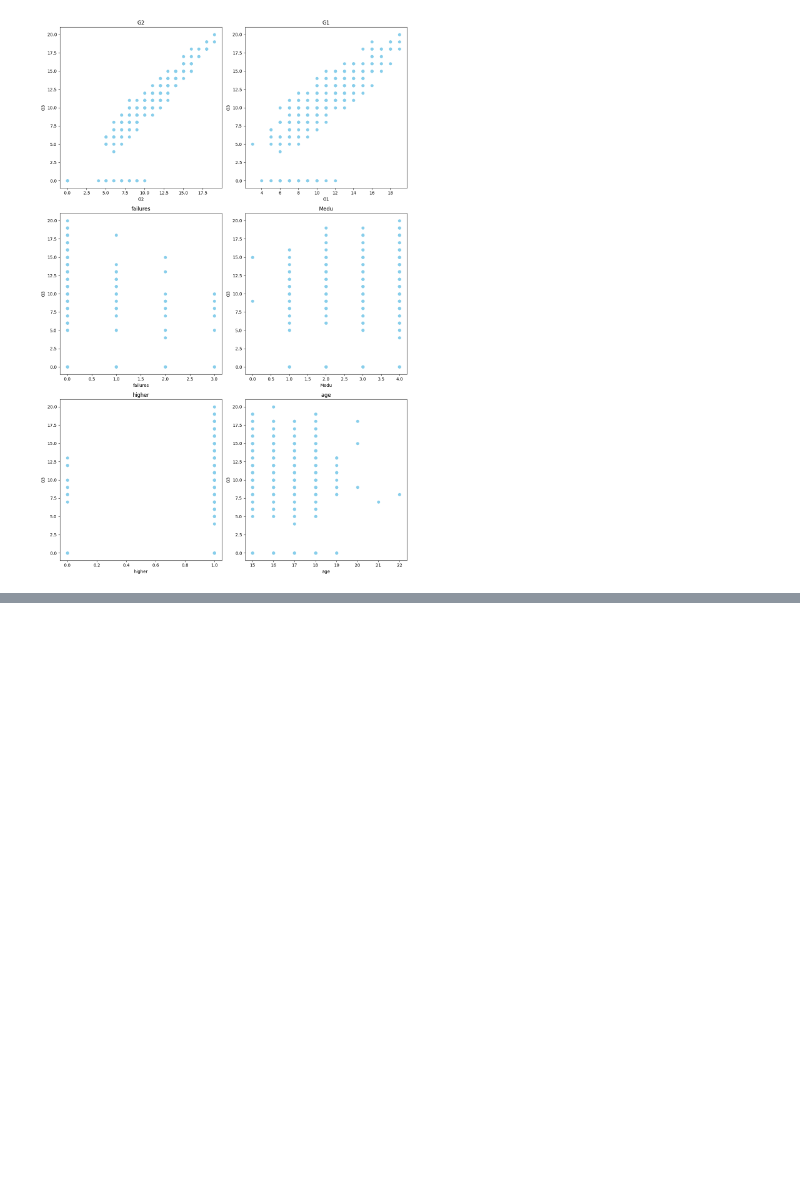
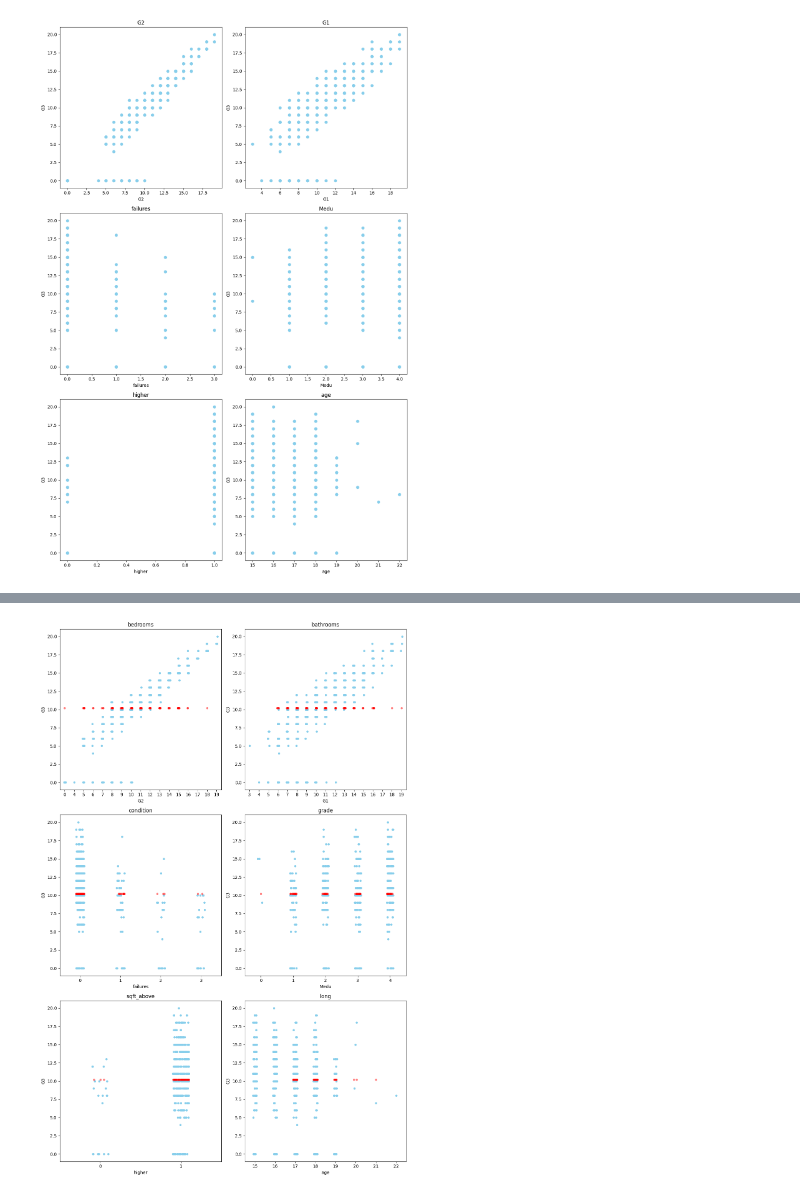
Before and after one commit to Dechie/grade-predict, a Jupyter notebook: project/version-1.ipynb, the cells around one changed output, grey strips where cells are left out. Cells and saved outputs as stored; diff of their text form; code cells hidden in the pictures; blank space fills up the shorter version.

```diff
--- a/project/version-1.ipynb
+++ b/project/version-1.ipynb
@@ -256,0 +400,2 @@ plt.show()
+# %%
+X_train, X_test, y_train, y_test = train_test_split(X, y, train_size=0.8, random_state=1)
@@ -256,0 +453,6 @@ plt.show()
+# %%
+X_train_tensor = torch.tensor(X_train, dtype=torch.float32)
+y_train_tensor = torch.tensor(np.array(y_train)).type(torch.float32)
+
+X_test_tensor = torch.tensor(X_test, dtype=torch.float32)
+y_test_tensor = torch.tensor(np.array(y_test)).type(torch.float32)
@@ -256,0 +511,3 @@ plt.show()
+# %%
+optimizer = torch.optim.Adam(neuralNet.parameters(), lr=0.1)
+criterion = nn.MSELoss()
@@ -256,0 +556,7 @@ plt.show()
+# %%
+predictions = []
+
+with torch.no_grad():
+    for x in X_test_tensor:
+        output = neuralNet(x)
+        predictions.append(output.item())
@@ -256,0 +575,43 @@ plt.show()
+# %%
+plt.figure(figsize=(12, 18))
+# G2, G1, failures, Medu, higher, age
+# First subplot
+plt.subplot(3, 2, 1)
+sns.stripplot(x=data['G2'], y=data['G3'], color='skyblue')
+sns.stripplot(x=data['G2'][len(X_train):], y=predictions, color='red', alpha=0.5)
+plt.title('bedrooms')
+
+# Second subplot
+plt.subplot(3, 2, 2)
+sns.stripplot(x=data['G1'], y=data['G3'], color='skyblue')
+sns.stripplot(x=data['G1'][len(X_train):], y=predictions, color='red', alpha=0.5)
+plt.title('bathrooms')
+
+# Third subplot
+plt.subplot(3, 2, 3)
+sns.stripplot(x=data['failures'], y=data['G3'], color='skyblue')
+sns.stripplot(x=data['failures'][len(X_train):], y=predictions, color='red', alpha=0.5)
+plt.title('condition')
+
+# Fourth subplot
+plt.subplot(3, 2, 4)
+sns.stripplot(x=data['Medu'], y=data['G3'], color='skyblue')
+sns.stripplot(x=data['Medu'][len(X_train):], y=predictions, color='red', alpha=0.5)
+plt.title('grade')
+
+# Fifth subplot
+plt.subplot(3, 2, 5)
+sns.stripplot(x=data['higher'], y=data['G3'], color='skyblue')
+sns.stripplot(x=data['higher'][len(X_train):], y=predictions, color='red', alpha=0.5)
+plt.title('sqft_above')
+
+# Sixth subplot
+plt.subplot(3, 2, 6)
+sns.stripplot(x=data['age'], y=data['G3'], color='skyblue')
+sns.stripplot(x=data['age'][len(X_train):], y=predictions, color='red', alpha=0.5)
+plt.title('long')
+
+plt.tight_layout()
+plt.show()
+# %% [output]
+[figure, added]
```
Also changed, not shown: parts of 30 cells of this notebook.
